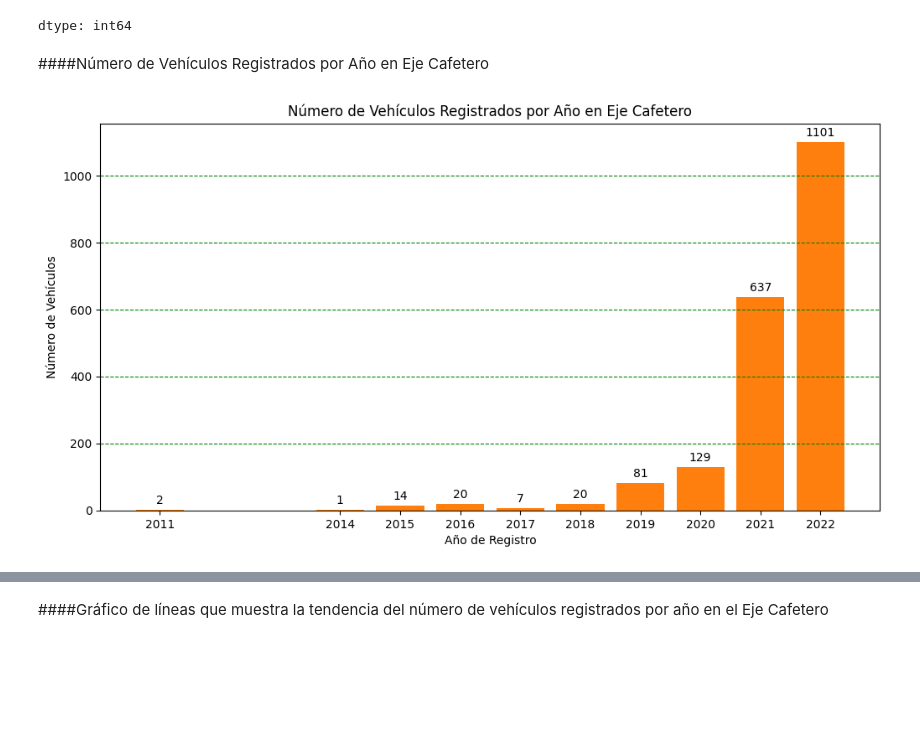
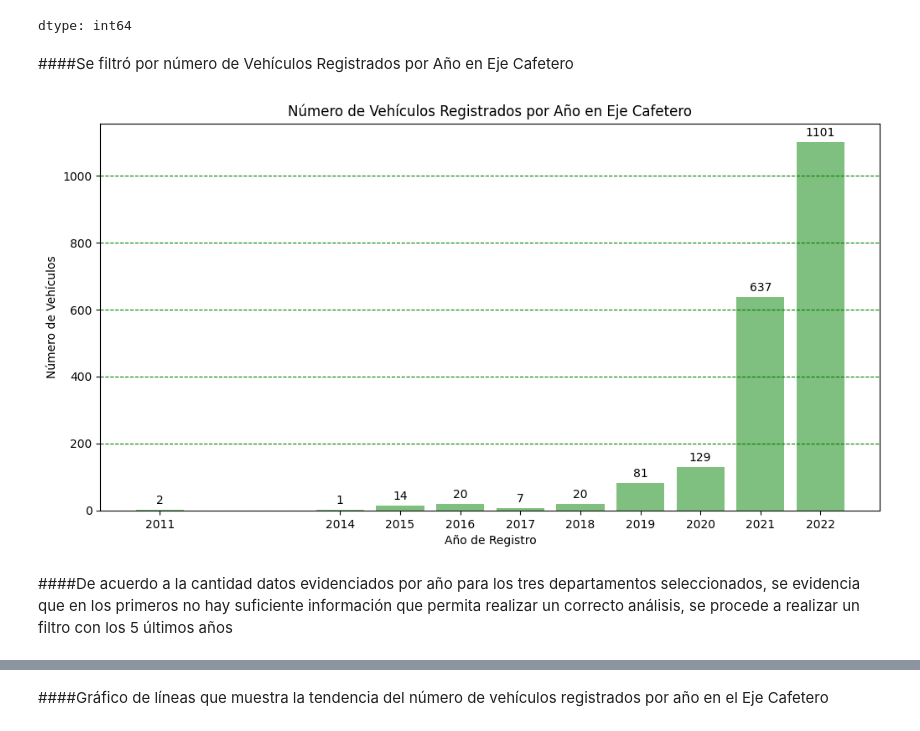
Before and after one commit to ValenC25/Proyecto, a Jupyter notebook: Proyecto_Datos_que_Impulsan_la_Transición.ipynb, the cells around one changed output, grey strips where cells are left out. Cells and saved outputs as stored; diff of their text form; code cells hidden in the pictures; blank space fills up the shorter version.

```diff
--- a/Proyecto_Datos_que_Impulsan_la_Transición.ipynb
+++ b/Proyecto_Datos_que_Impulsan_la_Transición.ipynb
@@ -147,6 +148,6 @@ data.groupby('DEPARTAMENTO').count()
 # %% [markdown]
 ####<font color='GREENN'>Se seleccionan las columnas que contienen información relevante para el estudio, reduciendo así el tamaño del dataframe</font>
 # %%
-data_estudio = data[["DEPARTAMENTO", "CLASE", "COMBUSTIBLE", "AÑO_REGISTRO"]]
+data_estudio = data[["DEPARTAMENTO", "CLASE", "COMBUSTIBLE", 'FECHA_REGISTRO', "AÑO_REGISTRO", ]]
 data_estudio
 # %% [output]
@@ -342,22 +333,25 @@ contar_años
 | 2022 | 1101 |
 dtype: int64
 # %% [markdown]
-####<font color='GREENN'>Número de Vehículos Registrados por Año en Eje Cafetero</font>
+####<font color='GREENN'>Se filtró por número de Vehículos Registrados por Año en Eje Cafetero</font>
 # %%
 contar_años = data_eje['AÑO_REGISTRO'].value_counts().sort_index()
 
 # Creación del gráfico de barras
 plt.figure(figsize=(12, 6))
-plt.bar(contar_años.index, contar_años.values)
-barras = plt.bar(contar_años.index, contar_años.values)
+barras = plt.bar(contar_años.index, contar_años.values, color = "green", alpha = 0.5) #Se define el tamaño de las barras para los indices
 
 plt.xlabel('Año de Registro')
 plt.ylabel('Número de Vehículos')
 plt.title('Número de Vehículos Registrados por Año en Eje Cafetero')
 plt.xticks(contar_años.index)
 plt.grid(axis='y', linestyle='--',color = 'green') # muestra o oculta líneas de cuadrícula en un gráfico
-plt.bar_label(barras, padding=3)
+plt.bar_label(barras, padding=3) #Muestra los indices
 
 plt.show()
 # %% [output]
-[figure, old version]
+[figure, new version]
+# %% [markdown]
+
+####<font color='GREENN'>De acuerdo a la cantidad datos evidenciados por año para los tres departamentos seleccionados, se evidencia que en los primeros no hay suficiente información que permita realizar un correcto análisis, se procede a realizar un filtro con los 5 últimos años
+</font>
```
Also changed, not shown: parts of 65 cells of this notebook.
